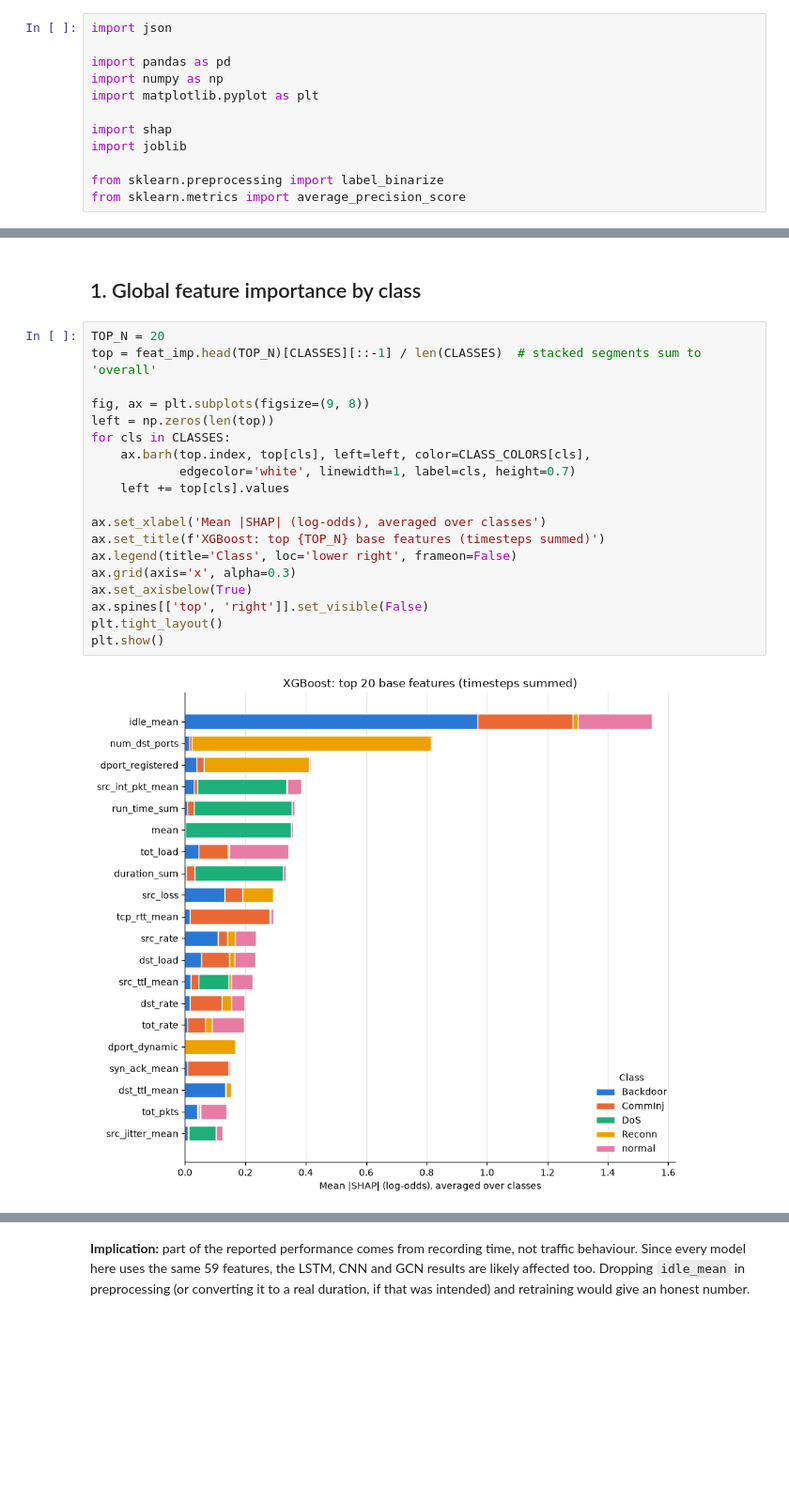
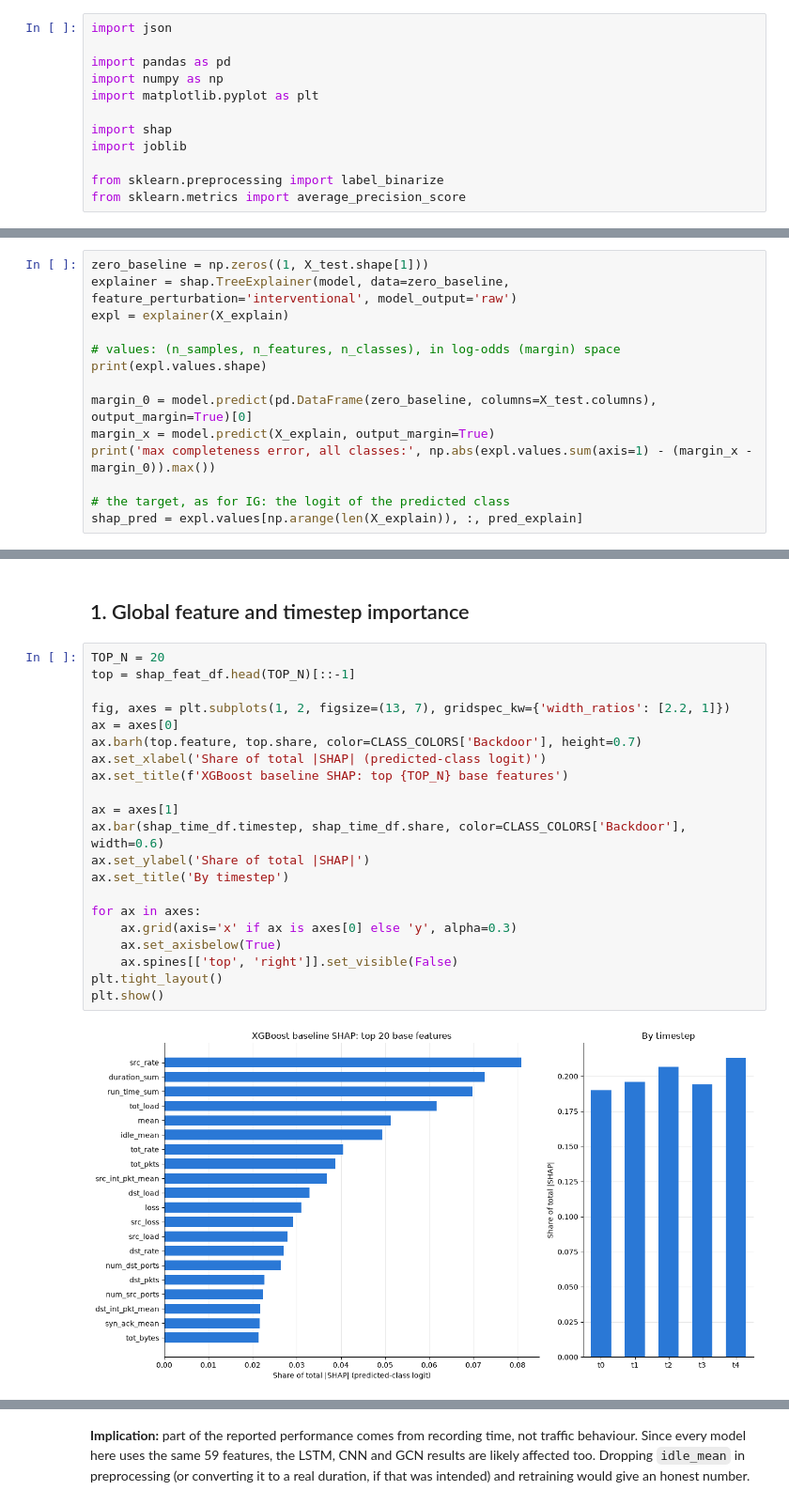
Before and after one commit to yjiahao/network-traffic-classification, a Jupyter notebook: src/model/xgboost_explain.ipynb, the cells around one changed output, grey strips where cells are left out. Shown at 94% size. Saved outputs shown, nothing was run; the diff lists cells and outputs as text; blank space fills up the shorter version.

Commit message:
Update XGBoost to select on PR-AUC, add baseline SHAP and TreeIG explainability

```diff
--- a/src/model/xgboost_explain.ipynb
+++ b/src/model/xgboost_explain.ipynb
@@ -127,0 +82,14 @@ feat_imp.head(20)
+# %%
+zero_baseline = np.zeros((1, X_test.shape[1]))
+explainer = shap.TreeExplainer(model, data=zero_baseline, feature_perturbation='interventional', model_output='raw')
+expl = explainer(X_explain)
+
+# values: (n_samples, n_features, n_classes), in log-odds (margin) space
+print(expl.values.shape)
+
+margin_0 = model.predict(pd.DataFrame(zero_baseline, columns=X_test.columns), output_margin=True)[0]
+margin_x = model.predict(X_explain, output_margin=True)
+print('max completeness error, all classes:', np.abs(expl.values.sum(axis=1) - (margin_x - margin_0)).max())
+
+# the target, as for IG: the logit of the predicted class
+shap_pred = expl.values[np.arange(len(X_explain)), :, pred_explain]
@@ -128,23 +162,25 @@ feat_imp.head(20)
 # %% [markdown]
-## 1. Global feature importance by class
+## 1. Global feature and timestep importance
 # %%
 TOP_N = 20
-top = feat_imp.head(TOP_N)[CLASSES][::-1] / len(CLASSES)  # stacked segments sum to 'overall'
+top = shap_feat_df.head(TOP_N)[::-1]
 
-fig, ax = plt.subplots(figsize=(9, 8))
-left = np.zeros(len(top))
-for cls in CLASSES:
-    ax.barh(top.index, top[cls], left=left, color=CLASS_COLORS[cls],
-            edgecolor='white', linewidth=1, label=cls, height=0.7)
-    left += top[cls].values
+fig, axes = plt.subplots(1, 2, figsize=(13, 7), gridspec_kw={'width_ratios': [2.2, 1]})
+ax = axes[0]
+ax.barh(top.feature, top.share, color=CLASS_COLORS['Backdoor'], height=0.7)
+ax.set_xlabel('Share of total |SHAP| (predicted-class logit)')
+ax.set_title(f'XGBoost baseline SHAP: top {TOP_N} base features')
 
-ax.set_xlabel('Mean |SHAP| (log-odds), averaged over classes')
-ax.set_title(f'XGBoost: top {TOP_N} base features (timesteps summed)')
-ax.legend(title='Class', loc='lower right', frameon=False)
-ax.grid(axis='x', alpha=0.3)
-ax.set_axisbelow(True)
-ax.spines[['top', 'right']].set_visible(False)
+ax = axes[1]
+ax.bar(shap_time_df.timestep, shap_time_df.share, color=CLASS_COLORS['Backdoor'], width=0.6)
+ax.set_ylabel('Share of total |SHAP|')
+ax.set_title('By timestep')
+
+for ax in axes:
+    ax.grid(axis='x' if ax is axes[0] else 'y', alpha=0.3)
+    ax.set_axisbelow(True)
+    ax.spines[['top', 'right']].set_visible(False)
 plt.tight_layout()
 plt.show()
 # %% [output]
-[figure, old version]
+[figure, new version]
```
Also changed, not shown: parts of 56 cells of this notebook, 3 other files.
